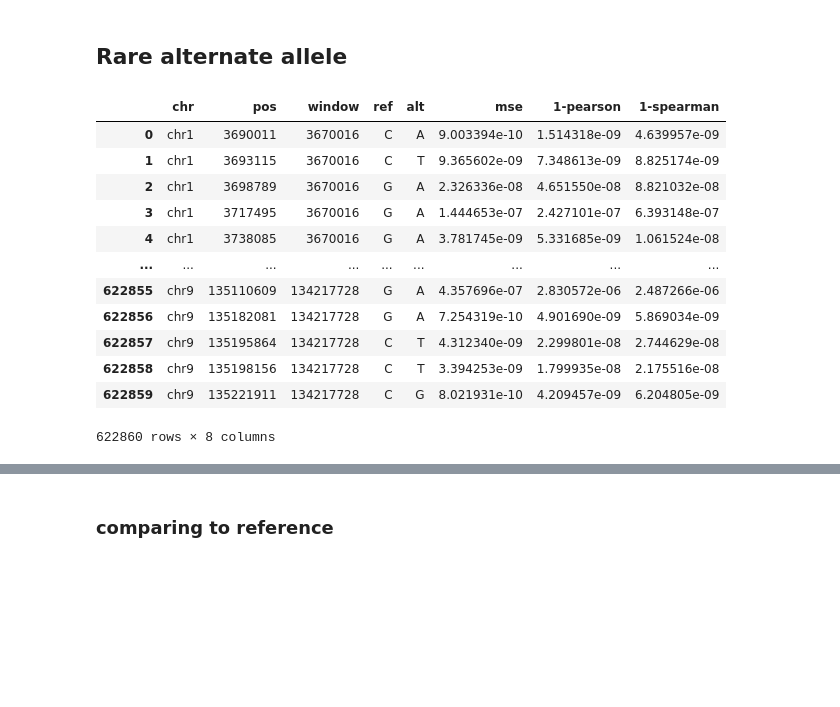
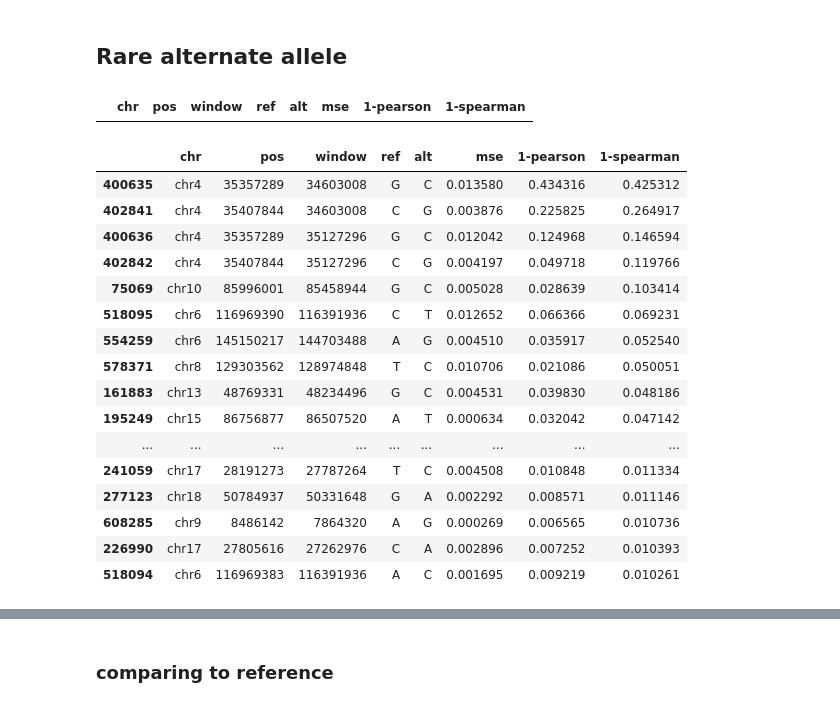
Before and after one commit to erin-n-gilbertson/3DGenome-diversity, a Jupyter notebook: activeNotebooks/insilico_mutagenesis.ipynb, the cells around one changed output, grey strips where cells are left out. Cells and saved outputs as stored; diff of their text form; code cells hidden in the pictures; blank space fills up the shorter version.

```diff
--- a/activeNotebooks/insilico_mutagenesis.ipynb
+++ b/activeNotebooks/insilico_mutagenesis.ipynb
@@ -1289,19 +1290,27 @@ anc_div = 1-anc_spear
 ref_spear = pd.read_table('%s/comp_tables/ref_window_spearman.csv' % RESULTS_PATH
                     , sep=',', header=[0,1,2,3], index_col=[0,1])
 ref_div = 1-ref_spear
-# %%
-ism
-# %% [output]
-|  | chr | pos | window | ref | alt | mse | 1-pearson | 1-spearman |
-| 0 | chr1 | 3690011 | 3670016 | C | A | 9.003394e-10 | 1.514318e-09 | 4.639957e-09 |
-| 1 | chr1 | 3693115 | 3670016 | C | T | 9.365602e-09 | 7.348613e-09 | 8.825174e-09 |
-| 2 | chr1 | 3698789 | 3670016 | G | A | 2.326336e-08 | 4.651550e-08 | 8.821032e-08 |
-| 3 | chr1 | 3717495 | 3670016 | G | A | 1.444653e-07 | 2.427101e-07 | 6.393148e-07 |
-| 4 | chr1 | 3738085 | 3670016 | G | A | 3.781745e-09 | 5.331685e-09 | 1.061524e-08 |
-| ... | ... | ... | ... | ... | ... | ... | ... | ... |
-| 622855 | chr9 | 135110609 | 134217728 | G | A | 4.357696e-07 | 2.830572e-06 | 2.487266e-06 |
-| 622856 | chr9 | 135182081 | 134217728 | G | A | 7.254319e-10 | 4.901690e-09 | 5.869034e-09 |
-| 622857 | chr9 | 135195864 | 134217728 | C | T | 4.312340e-09 | 2.299801e-08 | 2.744629e-08 |
-| 622858 | chr9 | 135198156 | 134217728 | C | T | 3.394253e-09 | 1.799935e-08 | 2.175516e-08 |
-| 622859 | chr9 | 135221911 | 134217728 | C | G | 8.021931e-10 | 4.209457e-09 | 6.204805e-09 |
-622860 rows × 8 columns
+# %%
+ism[ism.chr=='chr3'][ism.pos ==175318568]
+# %% [output]
+|  | chr | pos | window | ref | alt | mse | 1-pearson | 1-spearman |
+# %%
+ism.sort_values(by=['1-spearman'], ascending=False)[ism['1-spearman']>0.01]
+# %% [output]
+|  | chr | pos | window | ref | alt | mse | 1-pearson | 1-spearman |
+| 400635 | chr4 | 35357289 | 34603008 | G | C | 0.013580 | 0.434316 | 0.425312 |
+| 402841 | chr4 | 35407844 | 34603008 | C | G | 0.003876 | 0.225825 | 0.264917 |
+| 400636 | chr4 | 35357289 | 35127296 | G | C | 0.012042 | 0.124968 | 0.146594 |
+| 402842 | chr4 | 35407844 | 35127296 | C | G | 0.004197 | 0.049718 | 0.119766 |
+| 75069 | chr10 | 85996001 | 85458944 | G | C | 0.005028 | 0.028639 | 0.103414 |
+| 518095 | chr6 | 116969390 | 116391936 | C | T | 0.012652 | 0.066366 | 0.069231 |
+| 554259 | chr6 | 145150217 | 144703488 | A | G | 0.004510 | 0.035917 | 0.052540 |
+| 578371 | chr8 | 129303562 | 128974848 | T | C | 0.010706 | 0.021086 | 0.050051 |
+| 161883 | chr13 | 48769331 | 48234496 | G | C | 0.004531 | 0.039830 | 0.048186 |
+| 195249 | chr15 | 86756877 | 86507520 | A | T | 0.000634 | 0.032042 | 0.047142 |
+| ... | ... | ... | ... | ... | ... | ... | ... | ... |
+| 241059 | chr17 | 28191273 | 27787264 | T | C | 0.004508 | 0.010848 | 0.011334 |
+| 277123 | chr18 | 50784937 | 50331648 | G | A | 0.002292 | 0.008571 | 0.011146 |
+| 608285 | chr9 | 8486142 | 7864320 | A | G | 0.000269 | 0.006565 | 0.010736 |
+| 226990 | chr17 | 27805616 | 27262976 | C | A | 0.002896 | 0.007252 | 0.010393 |
+| 518094 | chr6 | 116969383 | 116391936 | A | C | 0.001695 | 0.009219 | 0.010261 |
```
Also changed, not shown: parts of 16 cells of this notebook, 3 other files.
